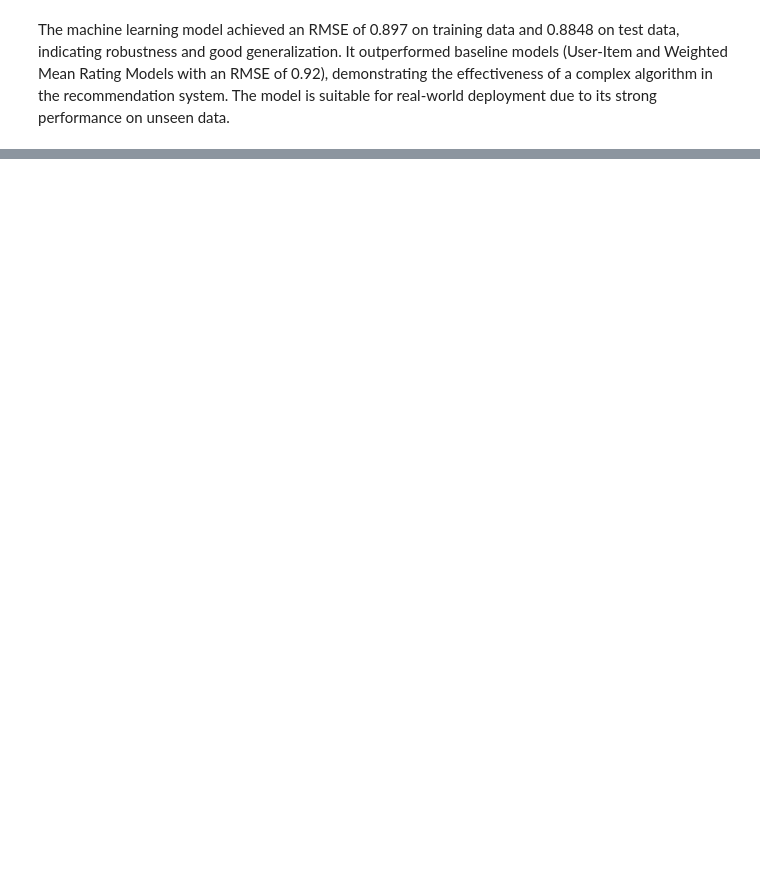
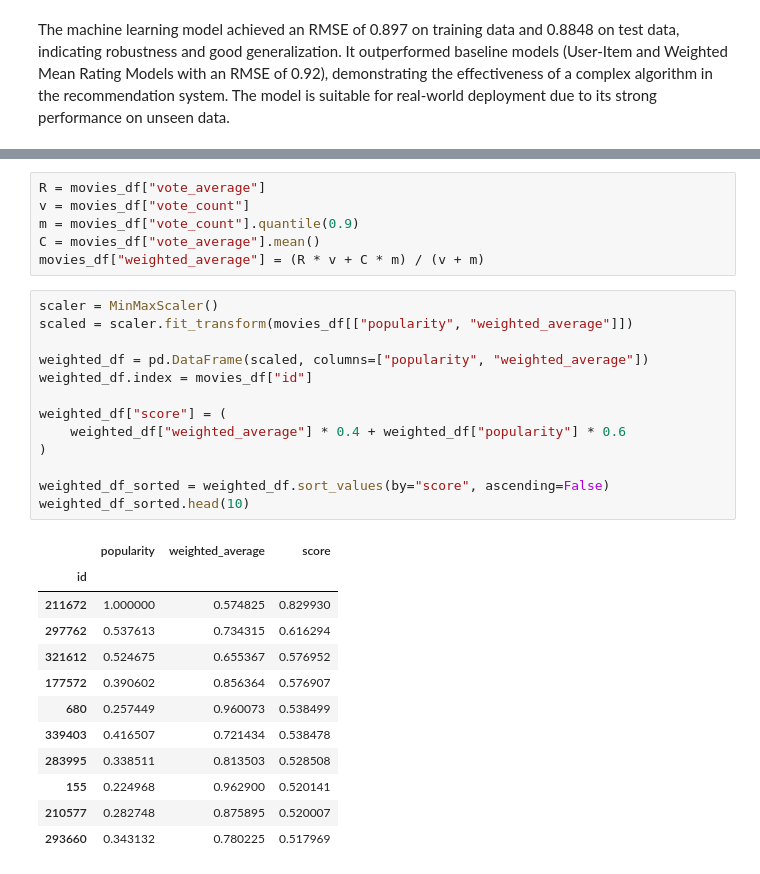
Before and after one commit to Mamdouh66/Sameer, a Jupyter notebook: notebooks/ModelExperimentation.ipynb, the cells around one changed output, grey strips where cells are left out. Cells and saved outputs as stored; diff of their text form; blank space fills up the shorter version.

Commit message:
✨ ADD: a weighted rating score

```diff
--- a/notebooks/ModelExperimentation.ipynb
+++ b/notebooks/ModelExperimentation.ipynb
@@ -275,0 +294,32 @@ The machine learning model achieved an RMSE of 0.897 on training data and 0.8848
+# %%
+R = movies_df["vote_average"]
+v = movies_df["vote_count"]
+m = movies_df["vote_count"].quantile(0.9)
+C = movies_df["vote_average"].mean()
+movies_df["weighted_average"] = (R * v + C * m) / (v + m)
+# %%
+scaler = MinMaxScaler()
+scaled = scaler.fit_transform(movies_df[["popularity", "weighted_average"]])
+
+weighted_df = pd.DataFrame(scaled, columns=["popularity", "weighted_average"])
+weighted_df.index = movies_df["id"]
+
+weighted_df["score"] = (
+    weighted_df["weighted_average"] * 0.4 + weighted_df["popularity"] * 0.6
+)
+
+weighted_df_sorted = weighted_df.sort_values(by="score", ascending=False)
+weighted_df_sorted.head(10)
+# %% [output]
+|  | popularity | weighted_average | score |
+| id |  |  |  |
+| 211672 | 1.000000 | 0.574825 | 0.829930 |
+| 297762 | 0.537613 | 0.734315 | 0.616294 |
+| 321612 | 0.524675 | 0.655367 | 0.576952 |
+| 177572 | 0.390602 | 0.856364 | 0.576907 |
+| 680 | 0.257449 | 0.960073 | 0.538499 |
+| 339403 | 0.416507 | 0.721434 | 0.538478 |
+| 283995 | 0.338511 | 0.813503 | 0.528508 |
+| 155 | 0.224968 | 0.962900 | 0.520141 |
+| 210577 | 0.282748 | 0.875895 | 0.520007 |
+| 293660 | 0.343132 | 0.780225 | 0.517969 |
```
Also changed, not shown: parts of 6 cells of this notebook, 2 other files.
